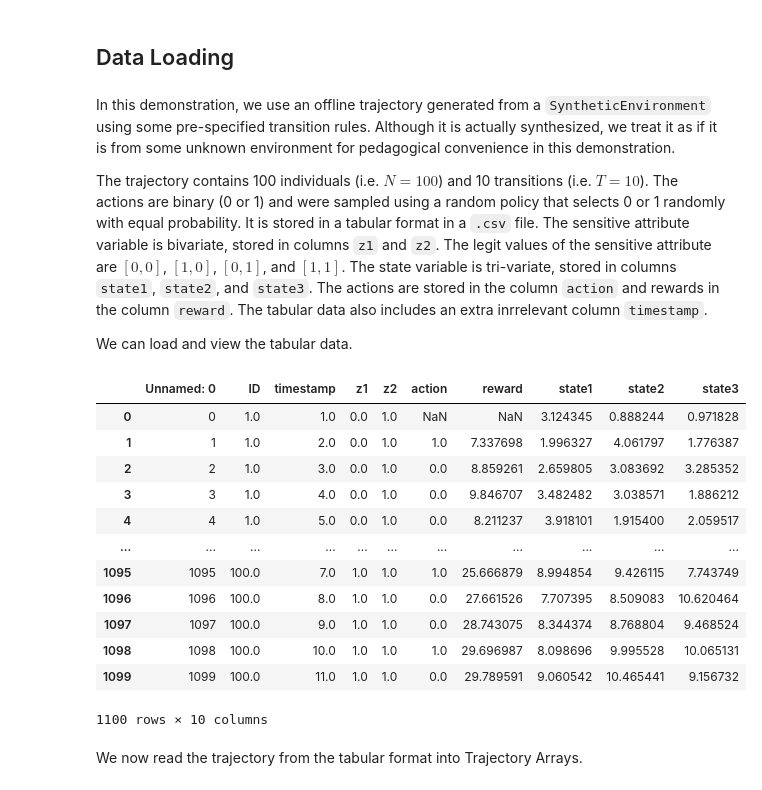
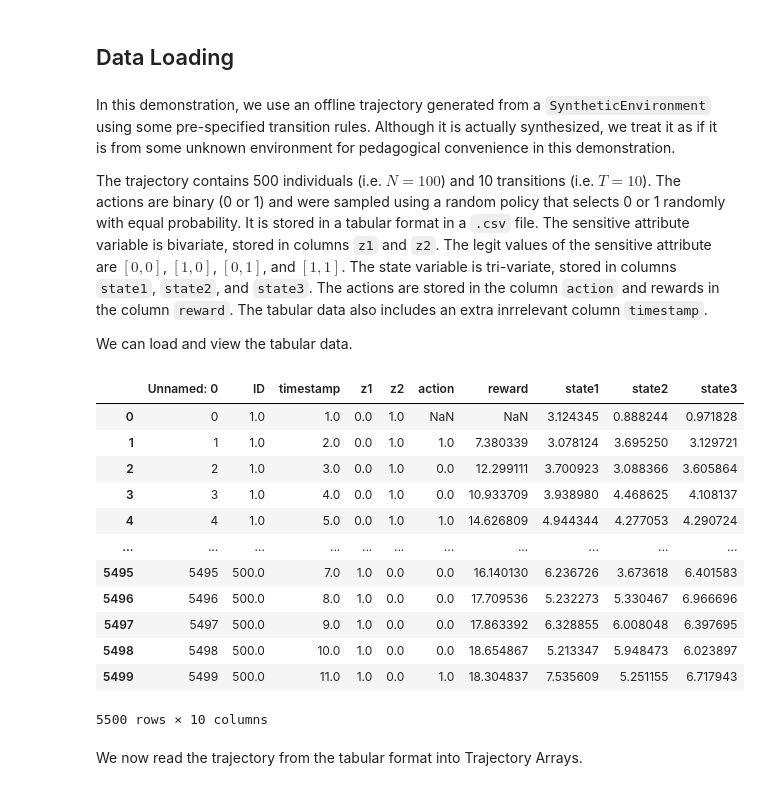
Before and after one commit to zhenkewu/CFRL, a Jupyter notebook: examples/preprocessing_only_workflow.ipynb, the cells around one changed output. Cells and saved outputs as stored; diff of their text form; code cells hidden in the pictures.

```diff
--- a/examples/preprocessing_only_workflow.ipynb
+++ b/examples/preprocessing_only_workflow.ipynb
@@ -23,26 +26,26 @@ from CFRL.preprocessor import SequentialPreprocessor
 # %% [markdown]
 In this demonstration, we use an offline trajectory generated from a `SyntheticEnvironment` using some pre-specified transition rules. Although it is actually synthesized, we treat it as if it is from some unknown environment for pedagogical convenience in this demonstration.
 
-The trajectory contains 100 individuals (i.e. $N=100$) and 10 transitions (i.e. $T=10$). The actions are binary (0 or 1) and were sampled using a random policy that selects 0 or 1 randomly with equal probability. It is stored in a tabular format in a `.csv` file. The sensitive attribute variable is bivariate, stored in columns `z1` and `z2`. The legit values of the sensitive attribute are $[0, 0]$, $[1, 0]$, $[0, 1]$, and $[1, 1]$. The state variable is tri-variate, stored in columns `state1`, `state2`, and `state3`. The actions are stored in the column `action` and rewards in the column `reward`. The tabular data also includes an extra inrrelevant column `timestamp`.
+The trajectory contains 500 individuals (i.e. $N=100$) and 10 transitions (i.e. $T=10$). The actions are binary (0 or 1) and were sampled using a random policy that selects 0 or 1 randomly with equal probability. It is stored in a tabular format in a `.csv` file. The sensitive attribute variable is bivariate, stored in columns `z1` and `z2`. The legit values of the sensitive attribute are $[0, 0]$, $[1, 0]$, $[0, 1]$, and $[1, 1]$. The state variable is tri-variate, stored in columns `state1`, `state2`, and `state3`. The actions are stored in the column `action` and rewards in the column `reward`. The tabular data also includes an extra inrrelevant column `timestamp`.
 
 We can load and view the tabular data.
 # %%
-trajectory = pd.read_csv('../data/sample_data.csv')
+trajectory = pd.read_csv('../data/sample_data_large_multi.csv')
 trajectory
 # %% [output]
 |  | Unnamed: 0 | ID | timestamp | z1 | z2 | action | reward | state1 | state2 | state3 |
 | 0 | 0 | 1.0 | 1.0 | 0.0 | 1.0 | NaN | NaN | 3.124345 | 0.888244 | 0.971828 |
-| 1 | 1 | 1.0 | 2.0 | 0.0 | 1.0 | 1.0 | 7.337698 | 1.996327 | 4.061797 | 1.776387 |
-| 2 | 2 | 1.0 | 3.0 | 0.0 | 1.0 | 0.0 | 8.859261 | 2.659805 | 3.083692 | 3.285352 |
-| 3 | 3 | 1.0 | 4.0 | 0.0 | 1.0 | 0.0 | 9.846707 | 3.482482 | 3.038571 | 1.886212 |
-| 4 | 4 | 1.0 | 5.0 | 0.0 | 1.0 | 0.0 | 8.211237 | 3.918101 | 1.915400 | 2.059517 |
+| 1 | 1 | 1.0 | 2.0 | 0.0 | 1.0 | 1.0 | 7.380339 | 3.078124 | 3.695250 | 3.129721 |
+| 2 | 2 | 1.0 | 3.0 | 0.0 | 1.0 | 0.0 | 12.299111 | 3.700923 | 3.088366 | 3.605864 |
+| 3 | 3 | 1.0 | 4.0 | 0.0 | 1.0 | 0.0 | 10.933709 | 3.938980 | 4.468625 | 4.108137 |
+| 4 | 4 | 1.0 | 5.0 | 0.0 | 1.0 | 1.0 | 14.626809 | 4.944344 | 4.277053 | 4.290724 |
 | ... | ... | ... | ... | ... | ... | ... | ... | ... | ... | ... |
-| 1095 | 1095 | 100.0 | 7.0 | 1.0 | 1.0 | 1.0 | 25.666879 | 8.994854 | 9.426115 | 7.743749 |
-| 1096 | 1096 | 100.0 | 8.0 | 1.0 | 1.0 | 0.0 | 27.661526 | 7.707395 | 8.509083 | 10.620464 |
-| 1097 | 1097 | 100.0 | 9.0 | 1.0 | 1.0 | 0.0 | 28.743075 | 8.344374 | 8.768804 | 9.468524 |
-| 1098 | 1098 | 100.0 | 10.0 | 1.0 | 1.0 | 1.0 | 29.696987 | 8.098696 | 9.995528 | 10.065131 |
-| 1099 | 1099 | 100.0 | 11.0 | 1.0 | 1.0 | 0.0 | 29.789591 | 9.060542 | 10.465441 | 9.156732 |
+| 5495 | 5495 | 500.0 | 7.0 | 1.0 | 0.0 | 0.0 | 16.140130 | 6.236726 | 3.673618 | 6.401583 |
+| 5496 | 5496 | 500.0 | 8.0 | 1.0 | 0.0 | 0.0 | 17.709536 | 5.232273 | 5.330467 | 6.966696 |
+| 5497 | 5497 | 500.0 | 9.0 | 1.0 | 0.0 | 0.0 | 17.863392 | 6.328855 | 6.008048 | 6.397695 |
+| 5498 | 5498 | 500.0 | 10.0 | 1.0 | 0.0 | 0.0 | 18.654867 | 5.213347 | 5.948473 | 6.023897 |
+| 5499 | 5499 | 500.0 | 11.0 | 1.0 | 0.0 | 1.0 | 18.304837 | 7.535609 | 5.251155 | 6.717943 |
-1100 rows × 10 columns
+5500 rows × 10 columns
 # %% [markdown]
 We now read the trajectory from the tabular format into Trajectory Arrays.
 # %%
```
Also changed, not shown: parts of 5 cells of this notebook, 5 other files.
